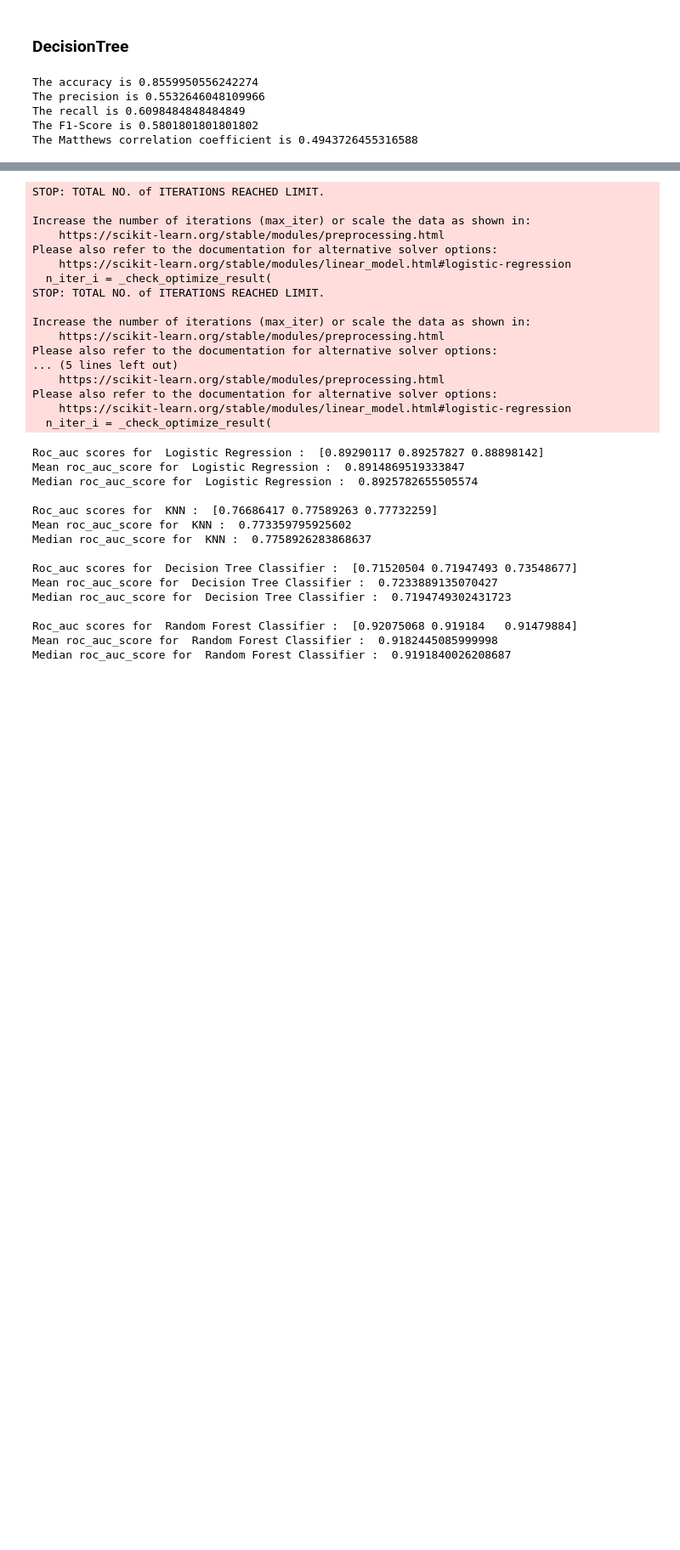
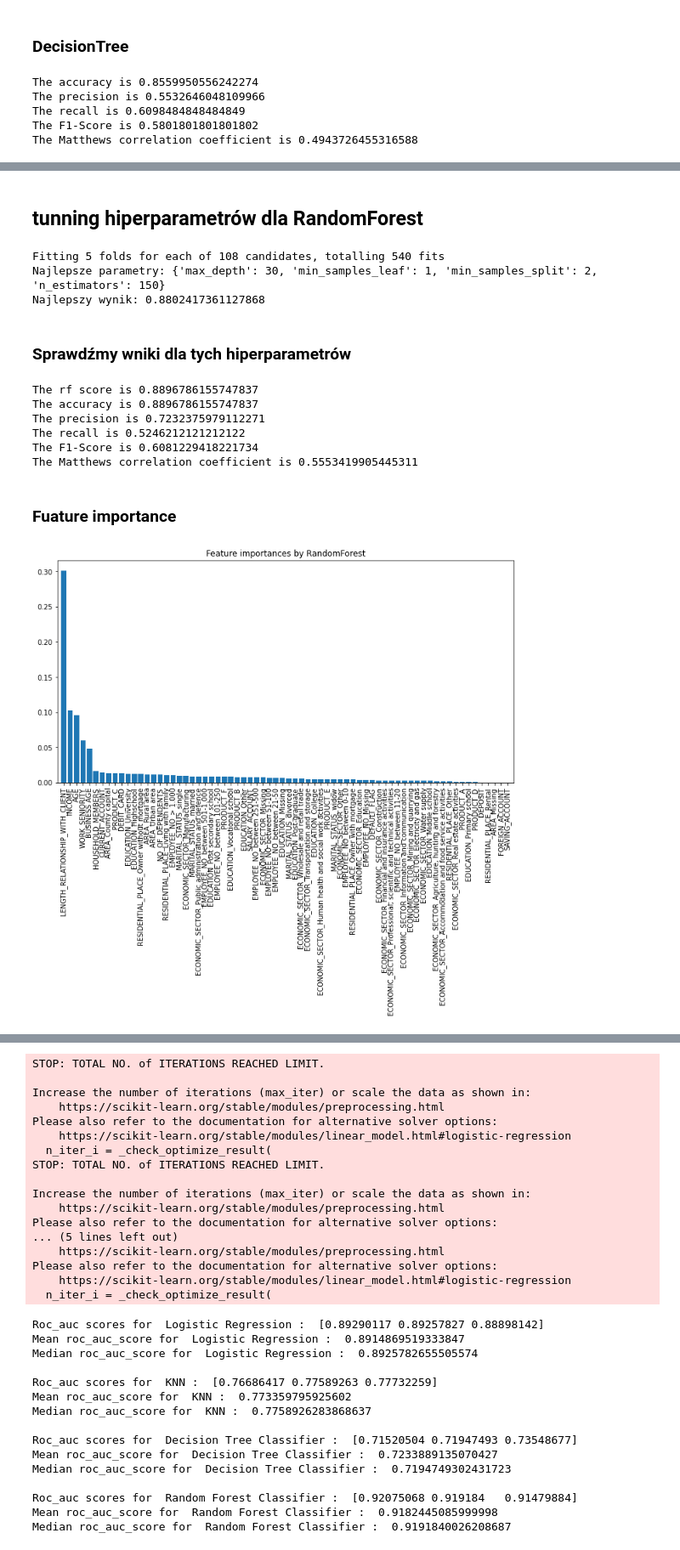
Before and after one commit to GabrielaMajstrak/ML-first-project, a Jupyter notebook: Projetk ML 1/ML_najnowsza_wersja.ipynb, the cells around one changed output, grey strips where cells are left out. Shown at 85% size. Saved outputs shown, nothing was run; the diff lists cells and outputs as text; code cells hidden in the pictures; blank space fills up the shorter version.

```diff
--- a/Projetk ML 1/ML_najnowsza_wersja.ipynb
+++ b/Projetk ML 1/ML_najnowsza_wersja.ipynb
@@ -961,0 +761,77 @@ plt.show()
+# %% [markdown]
+## tunning hiperparametrów dla RandomForest
+# %%
+from sklearn.ensemble import RandomForestClassifier
+from sklearn.model_selection import GridSearchCV
+
+# Definicja modelu
+rf = RandomForestClassifier()
+
+# Parametry do przetestowania
+param_grid = {
+    'n_estimators': [100, 150, 200],
+    'max_depth': [None, 10, 20, 30],
+    'min_samples_split': [2, 5, 10],
+    'min_samples_leaf': [1, 2, 4]
+}
+
+# Tworzenie GridSearchCV
+grid_search_rf = GridSearchCV(estimator=rf, param_grid=param_grid, cv=5, n_jobs=-1, verbose=2)
+grid_search_rf.fit(X_train, y_train)
+
+# Najlepsze parametry i wynik
+print("Najlepsze parametry:", grid_search_rf.best_params_)
+print("Najlepszy wynik:", grid_search_rf.best_score_)
+# %% [output]
+Fitting 5 folds for each of 108 candidates, totalling 540 fits
+Najlepsze parametry: {'max_depth': 30, 'min_samples_leaf': 1, 'min_samples_split': 2, 'n_estimators': 150}
+Najlepszy wynik: 0.8802417361127868
+# %% [markdown]
+### Sprawdźmy wniki dla tych hiperparametrów
+# %%
+rf = RandomForestClassifier(n_estimators=150, min_samples_split=2, min_samples_leaf=1 , max_depth=30)
+rf.fit(X_train, y_train)
+rfsc = rf.score(X_test, y_test)
+y_pred = rf.predict(X_test)
+
+print("The rf score is {}".format(rfsc))
+
+acc = accuracy_score(y_test, y_pred)
+print("The accuracy is {}".format(acc))
+
+prec = precision_score(y_test, y_pred)
+print("The precision is {}".format(prec))
+
+rec = recall_score(y_test, y_pred)
+print("The recall is {}".format(rec))
+
+f1 = f1_score(y_test, y_pred)
+print("The F1-Score is {}".format(f1))
+
+MCC = matthews_corrcoef(y_test, y_pred)
+print("The Matthews correlation coefficient is {}".format(MCC))
+# %% [output]
+The rf score is 0.8896786155747837
+The accuracy is 0.8896786155747837
+The precision is 0.7232375979112271
+The recall is 0.5246212121212122
+The F1-Score is 0.6081229418221734
+The Matthews correlation coefficient is 0.5553419905445311
+# %% [markdown]
+### Fuature importance
+# %%
+import matplotlib.pyplot as plt
+
+feature_importances_rf = rf.feature_importances_
+features = X_train.columns
+indices = np.argsort(feature_importances_rf)[::-1]
+
+# Wykres
+plt.figure(figsize=(12, 6))
+plt.title("Feature importances by RandomForest")
+plt.bar(range(X_train.shape[1]), feature_importances_rf[indices], align="center")
+plt.xticks(range(X_train.shape[1]), [features[i] for i in indices], rotation=90)
+plt.xlim([-1, X_train.shape[1]])
+plt.show()
+# %% [output]
+[figure, added]
```
Also changed, not shown: parts of 70 cells of this notebook.
